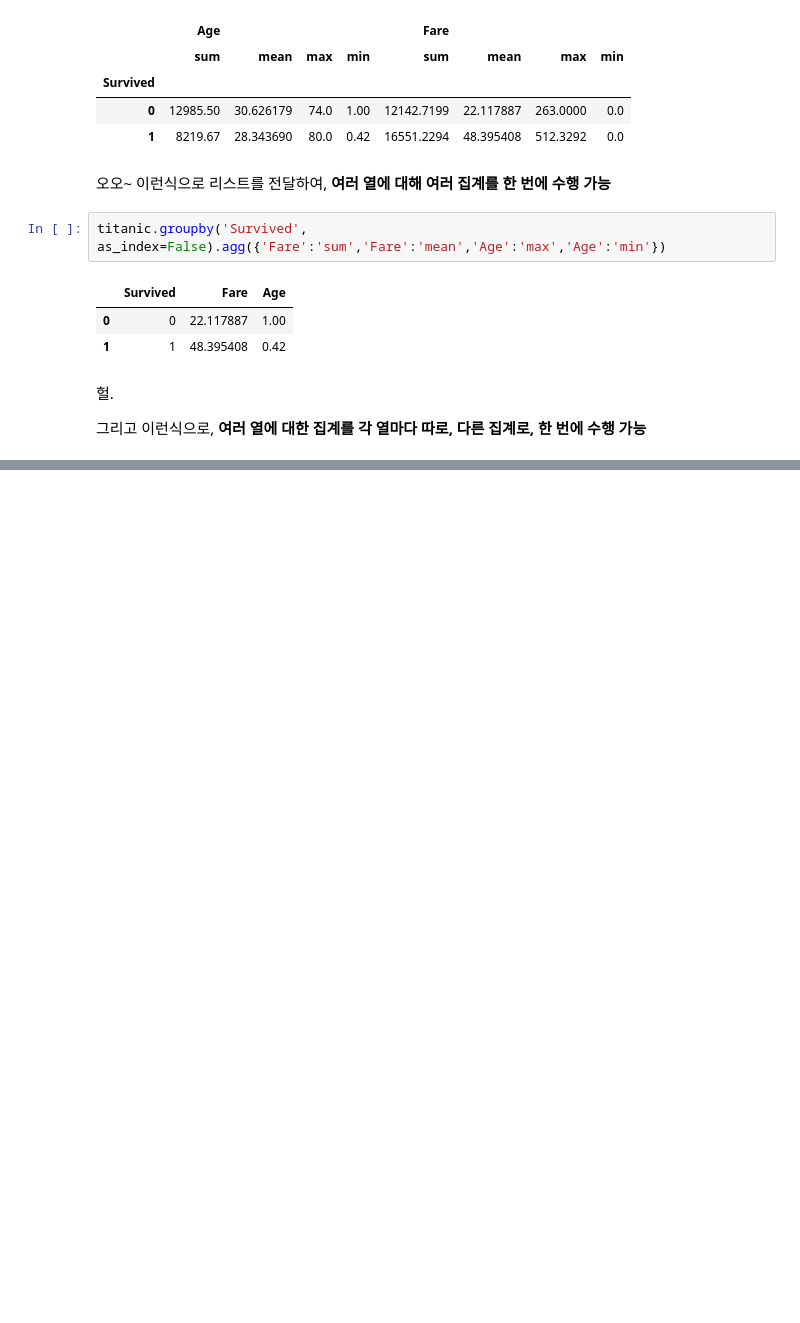
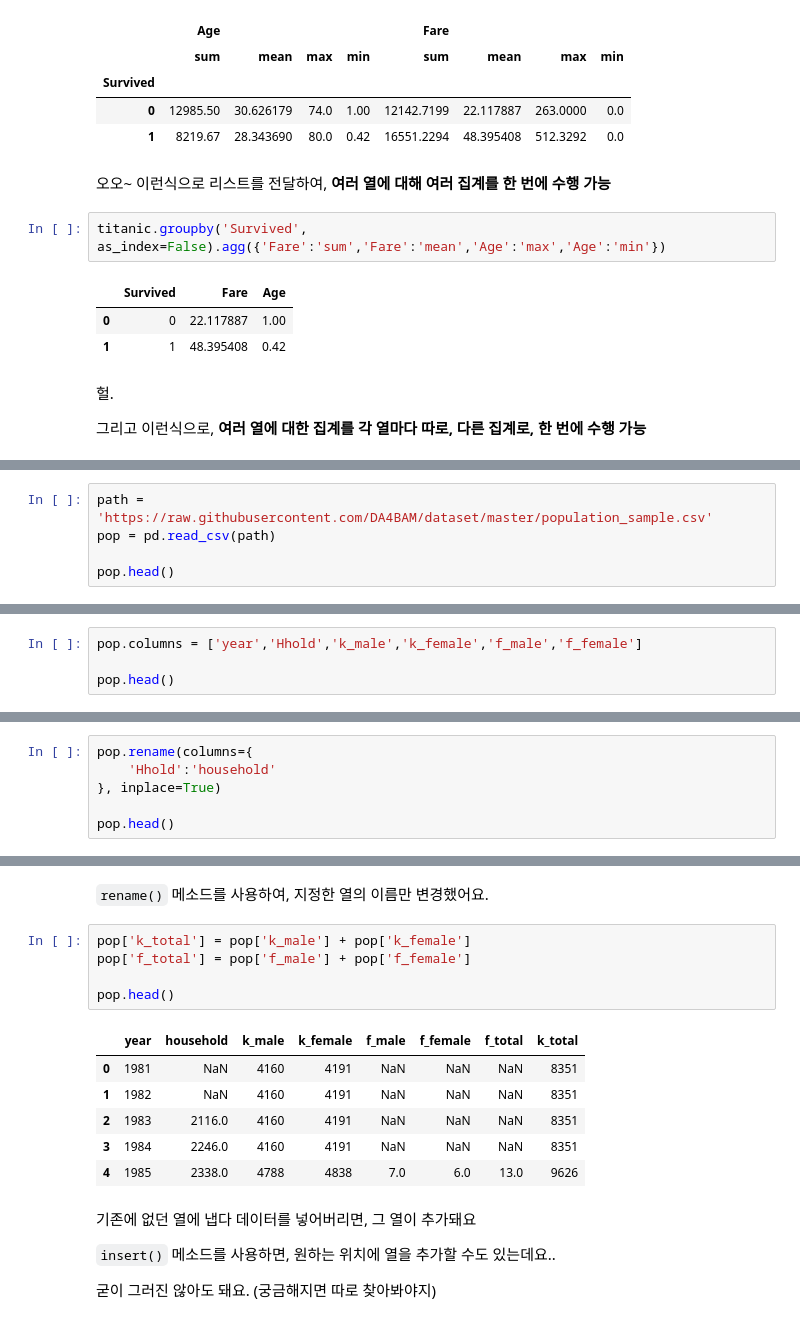
Before and after one commit to yewon-saurus/TIL, a Jupyter notebook: Python/01.numpy_and_pandas.ipynb, the cells around one changed output, grey strips where cells are left out. Saved outputs shown, nothing was run; the diff lists cells and outputs as text; blank space fills up the shorter version.

```diff
--- a/Python/01.numpy_and_pandas.ipynb
+++ b/Python/01.numpy_and_pandas.ipynb
@@ -204,0 +215,5 @@ titanic.groupby('Survived', as_index=False).agg({'Fare':'sum','Fare':'mean','Age
+# %%
+path = 'https://raw.githubusercontent.com/DA4BAM/dataset/master/population_sample.csv'
+pop = pd.read_csv(path)
+
+pop.head()
@@ -204,0 +227,4 @@ titanic.groupby('Survived', as_index=False).agg({'Fare':'sum','Fare':'mean','Age
+# %%
+pop.columns = ['year','Hhold','k_male','k_female','f_male','f_female']
+
+pop.head()
@@ -204,0 +242,6 @@ titanic.groupby('Survived', as_index=False).agg({'Fare':'sum','Fare':'mean','Age
+# %%
+pop.rename(columns={
+    'Hhold':'household'
+}, inplace=True)
+
+pop.head()
@@ -204,0 +255,20 @@ titanic.groupby('Survived', as_index=False).agg({'Fare':'sum','Fare':'mean','Age
+# %% [markdown]
+`rename()` 메소드를 사용하여, 지정한 열의 이름만 변경했어요.
+# %%
+pop['k_total'] = pop['k_male'] + pop['k_female']
+pop['f_total'] = pop['f_male'] + pop['f_female']
+
+pop.head()
+# %% [output]
+|  | year | household | k_male | k_female | f_male | f_female | f_total | k_total |
+| 0 | 1981 | NaN | 4160 | 4191 | NaN | NaN | NaN | 8351 |
+| 1 | 1982 | NaN | 4160 | 4191 | NaN | NaN | NaN | 8351 |
+| 2 | 1983 | 2116.0 | 4160 | 4191 | NaN | NaN | NaN | 8351 |
+| 3 | 1984 | 2246.0 | 4160 | 4191 | NaN | NaN | NaN | 8351 |
+| 4 | 1985 | 2338.0 | 4788 | 4838 | 7.0 | 6.0 | 13.0 | 9626 |
+# %% [markdown]
+기존에 없던 열에 냅다 데이터를 넣어버리면, 그 열이 추가돼요
+
+`insert()` 메소드를 사용하면, 원하는 위치에 열을 추가할 수도 있는데요..
+
+굳이 그러진 않아도 돼요. (궁금해지면 따로 찾아봐야지)
```
Also changed, not shown: parts of 31 cells of this notebook.
